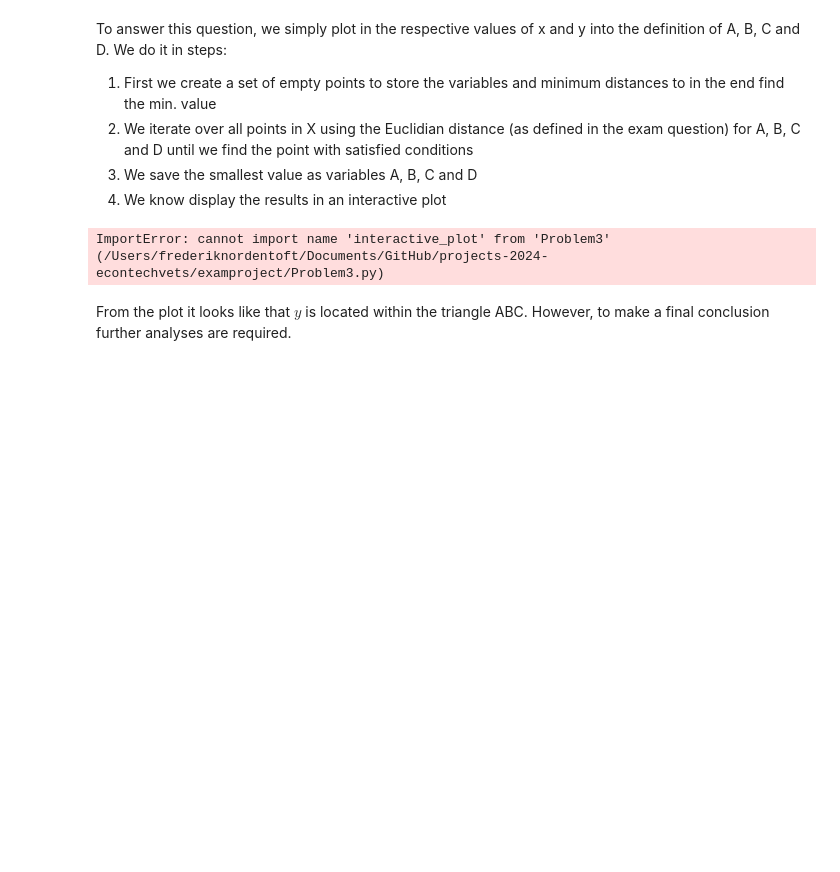
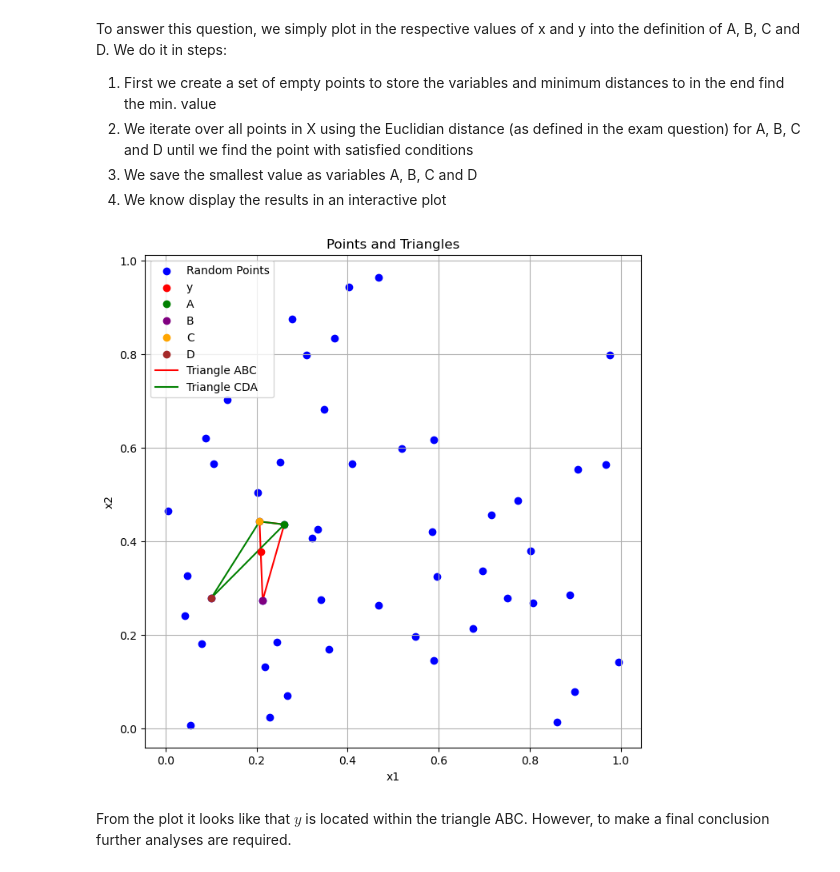
Before and after one commit to NumEconCopenhagen/projects-2024-econtechvets, a Jupyter notebook: examproject/exam_2024.ipynb, the cells around one changed output. Cells and saved outputs as stored; diff of their text form; code cells hidden in the pictures; blank space fills up the shorter version.

Commit message:
problem 3

```diff
--- a/examproject/exam_2024.ipynb
+++ b/examproject/exam_2024.ipynb
@@ -423,16 +423,15 @@ To answer this question, we simply plot in the respective values of x and y into
 3. We save the smallest value as variables A, B, C and D
 4. We know display the results in an interactive plot
 # %%
-import numpy as np
-from Problem3 import find_points, interactive_plot
+from Problem3 import find_points, plot_points_and_triangles, check_point_in_triangles, compute_approximation_and_true_value, plot_and_compute_results
 
 # Find points A, B, C, D
 A, B, C, D = find_points(X, y)
 
-# Call the interactive plot function
-interactive_plot(X, y, A, B, C, D)
+# Call the plot function
+plot_points_and_triangles(X, y, A, B, C, D)
 # %% [output]
-ImportError: cannot import name 'interactive_plot' from 'Problem3' (/Users/frederiknordentoft/Documents/GitHub/projects-2024-econtechvets/examproject/Problem3.py)
+[figure, added]
 # %% [markdown]
 From the plot it looks like that $y$ is located within the triangle ABC. However, to make a final conclusion further analyses are required.
 # %% [markdown]
```
Also changed, not shown: parts of 3 cells of this notebook.
